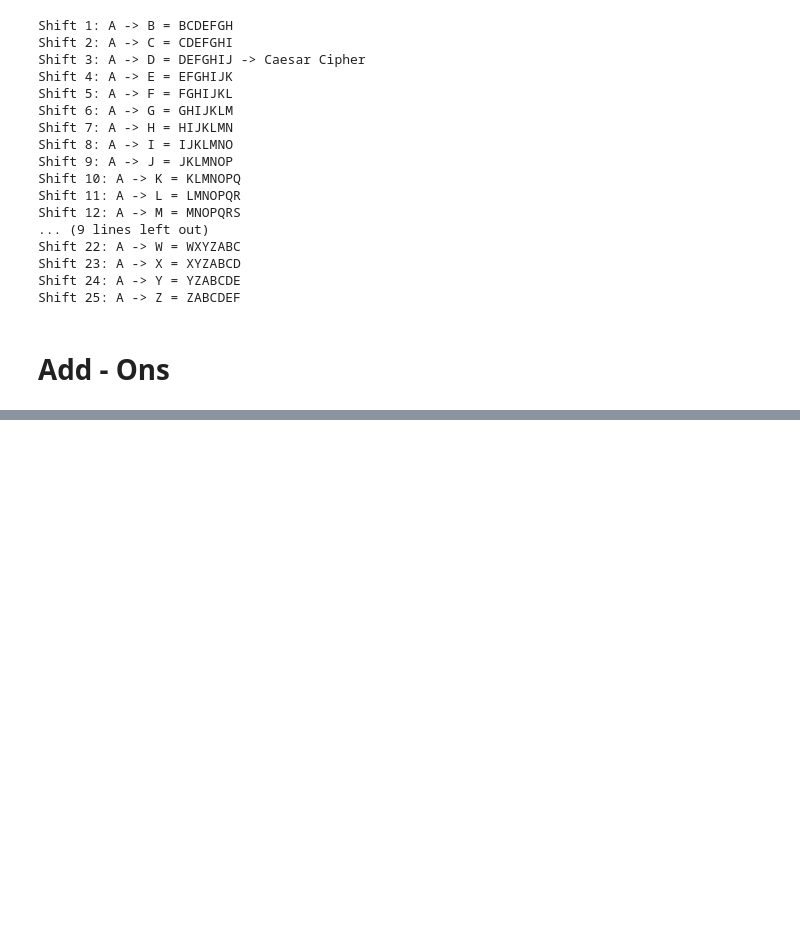
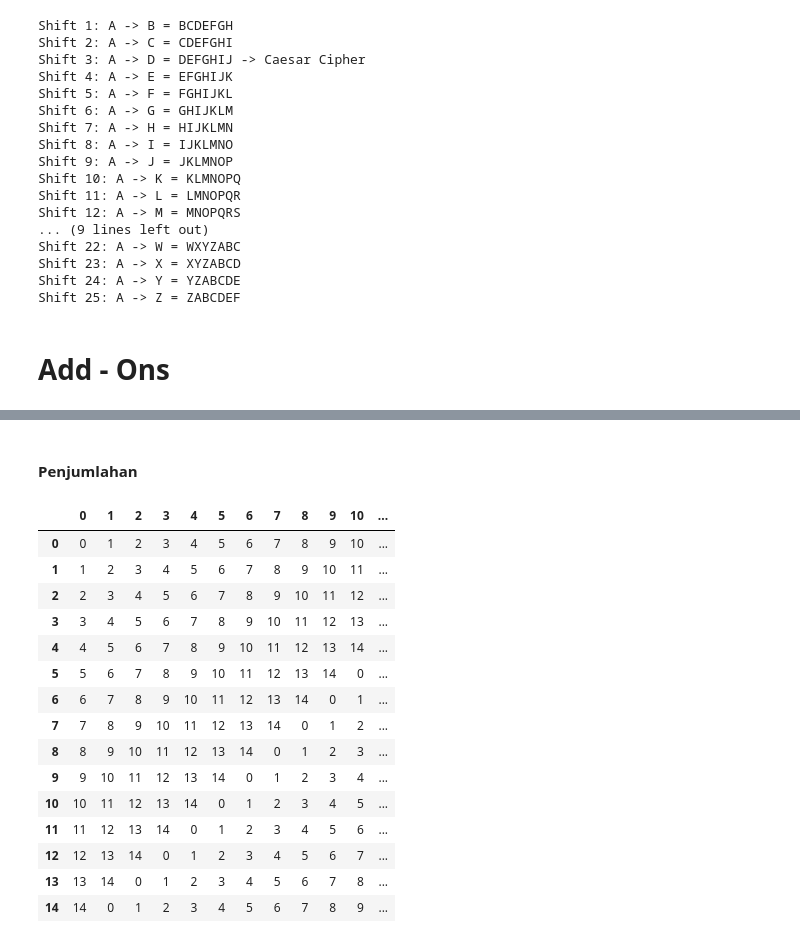
Before and after one commit to StefannusChristian/Computer-Security, a Jupyter notebook: uts.ipynb, the cells around one changed output, grey strips where cells are left out. Drawn from its saved outputs; the diff is of its cells as text; code cells hidden in the pictures; blank space fills up the shorter version.

```diff
--- a/uts.ipynb
+++ b/uts.ipynb
@@ -746,0 +935,27 @@ Shift 25: A -> Z = ZABCDEF
+# %% [markdown]
+#### Penjumlahan
+# %%
+def print_add_table_mod(n):
+  idx = range(n)
+  df = pd.DataFrame({i : [(i+j)%n for j in range(n)] for i in range(n)}, index = idx)
+  display(df)
+  return
+
+print_add_table_mod(15)
+# %% [output]
+|  | 0 | 1 | 2 | 3 | 4 | 5 | 6 | 7 | 8 | 9 | 10 | ... |
+| 0 | 0 | 1 | 2 | 3 | 4 | 5 | 6 | 7 | 8 | 9 | 10 | ... |
+| 1 | 1 | 2 | 3 | 4 | 5 | 6 | 7 | 8 | 9 | 10 | 11 | ... |
+| 2 | 2 | 3 | 4 | 5 | 6 | 7 | 8 | 9 | 10 | 11 | 12 | ... |
+| 3 | 3 | 4 | 5 | 6 | 7 | 8 | 9 | 10 | 11 | 12 | 13 | ... |
+| 4 | 4 | 5 | 6 | 7 | 8 | 9 | 10 | 11 | 12 | 13 | 14 | ... |
+| 5 | 5 | 6 | 7 | 8 | 9 | 10 | 11 | 12 | 13 | 14 | 0 | ... |
+| 6 | 6 | 7 | 8 | 9 | 10 | 11 | 12 | 13 | 14 | 0 | 1 | ... |
+| 7 | 7 | 8 | 9 | 10 | 11 | 12 | 13 | 14 | 0 | 1 | 2 | ... |
+| 8 | 8 | 9 | 10 | 11 | 12 | 13 | 14 | 0 | 1 | 2 | 3 | ... |
+| 9 | 9 | 10 | 11 | 12 | 13 | 14 | 0 | 1 | 2 | 3 | 4 | ... |
+| 10 | 10 | 11 | 12 | 13 | 14 | 0 | 1 | 2 | 3 | 4 | 5 | ... |
+| 11 | 11 | 12 | 13 | 14 | 0 | 1 | 2 | 3 | 4 | 5 | 6 | ... |
+| 12 | 12 | 13 | 14 | 0 | 1 | 2 | 3 | 4 | 5 | 6 | 7 | ... |
+| 13 | 13 | 14 | 0 | 1 | 2 | 3 | 4 | 5 | 6 | 7 | 8 | ... |
+| 14 | 14 | 0 | 1 | 2 | 3 | 4 | 5 | 6 | 7 | 8 | 9 | ... |
```
Also changed, not shown: parts of 34 cells of this notebook.
